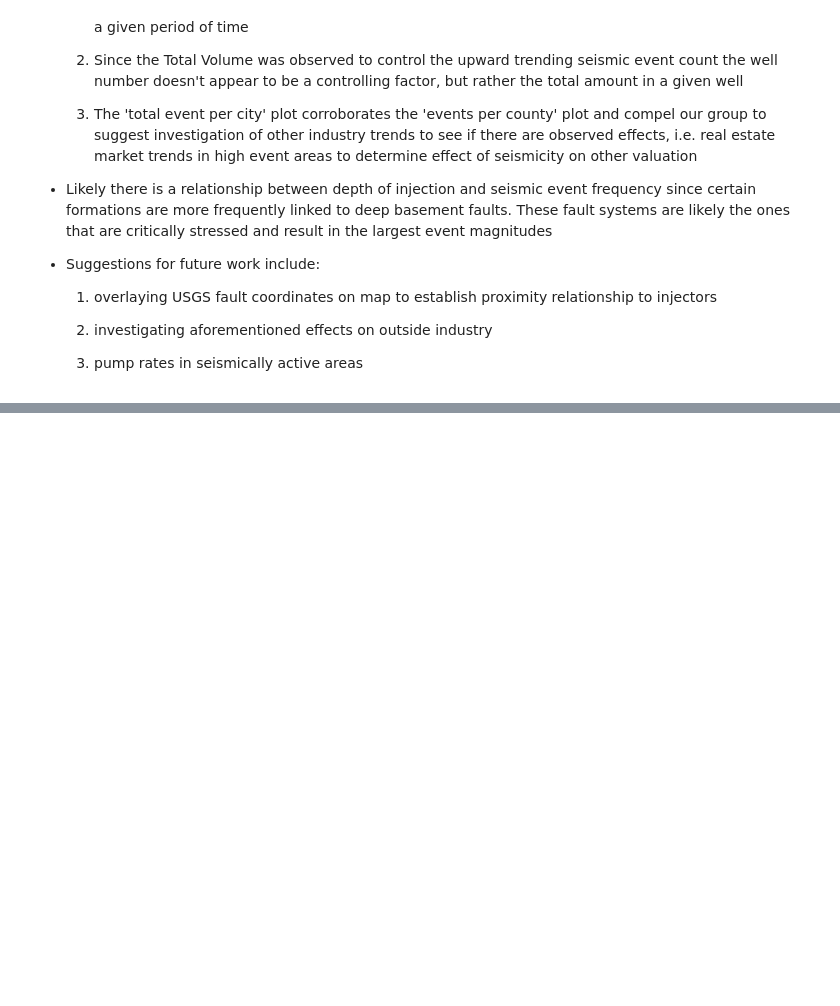
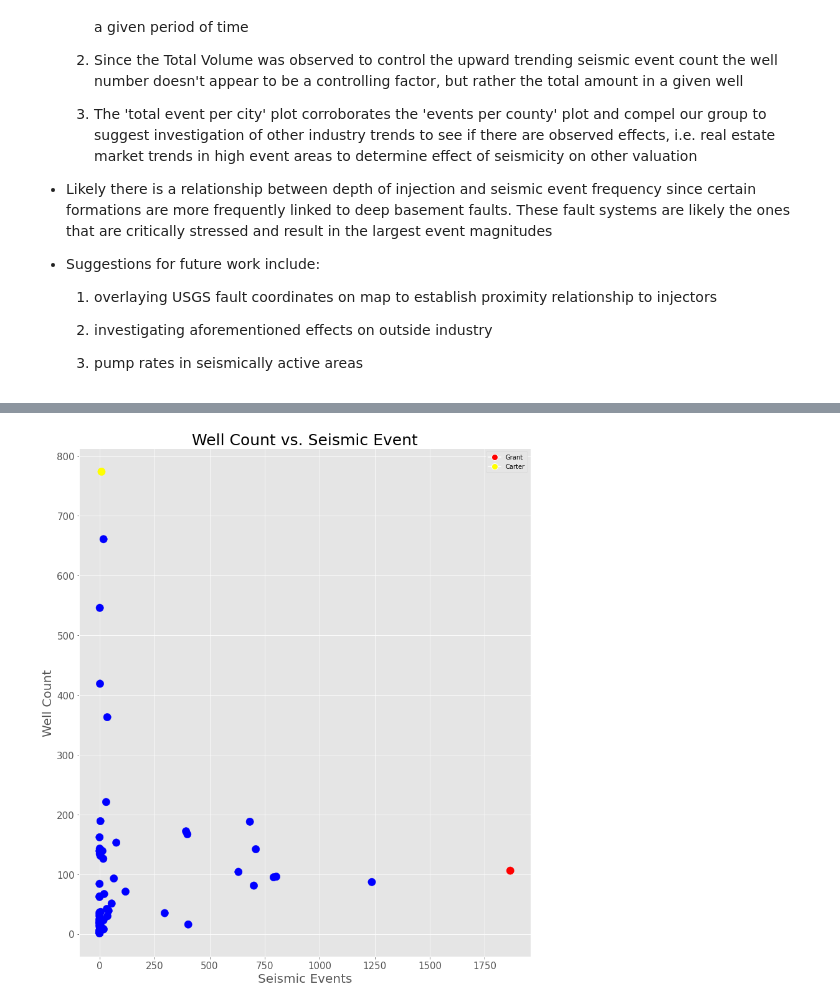
Before and after one commit to annasiatico/project1-oklahoma-earthquakes, a Jupyter notebook: Earthquakes.ipynb, the cells around one changed output, grey strips where cells are left out. Cells and saved outputs as stored; diff of their text form; code cells hidden in the pictures; blank space fills up the shorter version.

```diff
--- a/Earthquakes.ipynb
+++ b/Earthquakes.ipynb
@@ -672,0 +683,37 @@ plt.show()
+# %%
+#Scatter plot for Injection Wells vs EQ event
+wells_EQ_data_CNindex_noindex = wells_EQ_data_CNindex.reset_index()
+
+plt.title("Well Count vs. Seismic Event", fontsize = 25)
+plt.gcf().set_size_inches((13, 15))
+plt.ylabel("Well Count", fontsize = 20)
+plt.xlabel("Seismic Events", fontsize = 20)
+plt.xticks(fontsize = 15)
+plt.yticks(fontsize = 15)
+
+color_list = ['blue', 'blue', 'blue', 'blue', 'blue', 'blue', 'blue',
+       'blue', 'blue', 'blue', 'blue', 'blue', 'blue',
+       'blue', 'blue', 'blue', 'blue', 'blue', 'blue',
+       'blue', 'blue', 'blue', 'blue', 'blue', 'blue',
+       'blue', 'blue', 'blue', 'blue', 'blue', 'blue',
+       'blue', 'blue', 'blue', 'blue', 'blue', 'blue',
+       'blue', 'blue', 'blue', 'blue', 'blue', 'blue',
+       'blue', 'blue', 'red', 'blue', 'blue', 'blue',
+       'blue', 'blue', 'blue', 'blue', 'blue', 'blue', 'blue',
+       'blue', 'blue', 'blue', 'blue', 'blue', 'blue',
+       'blue', 'blue', 'blue', 'yellow']
+
+
+plt.scatter(wells_EQ_data_CNindex_noindex["NumberofEQ"],wells_EQ_data_CNindex_noindex["NumberofWells"],marker='o',c = color_list, s=150)
+
+from matplotlib.lines import Line2D
+legend_elements = [Line2D([0], [0], marker='o', color='w',label='Grant',
+                          markerfacecolor='red', markersize=10),
+               Line2D([0], [0], marker='o', color='w', label='Carter',
+                          markerfacecolor='yellow', markersize=10),]
+
+plt.savefig("WellsCount_vs_EQEvents.png", dpi = 300)
+plt.legend(handles=legend_elements)
+plt.show()
+# %% [output]
+[figure, added]
```
Also changed, not shown: parts of 4 cells of this notebook.
